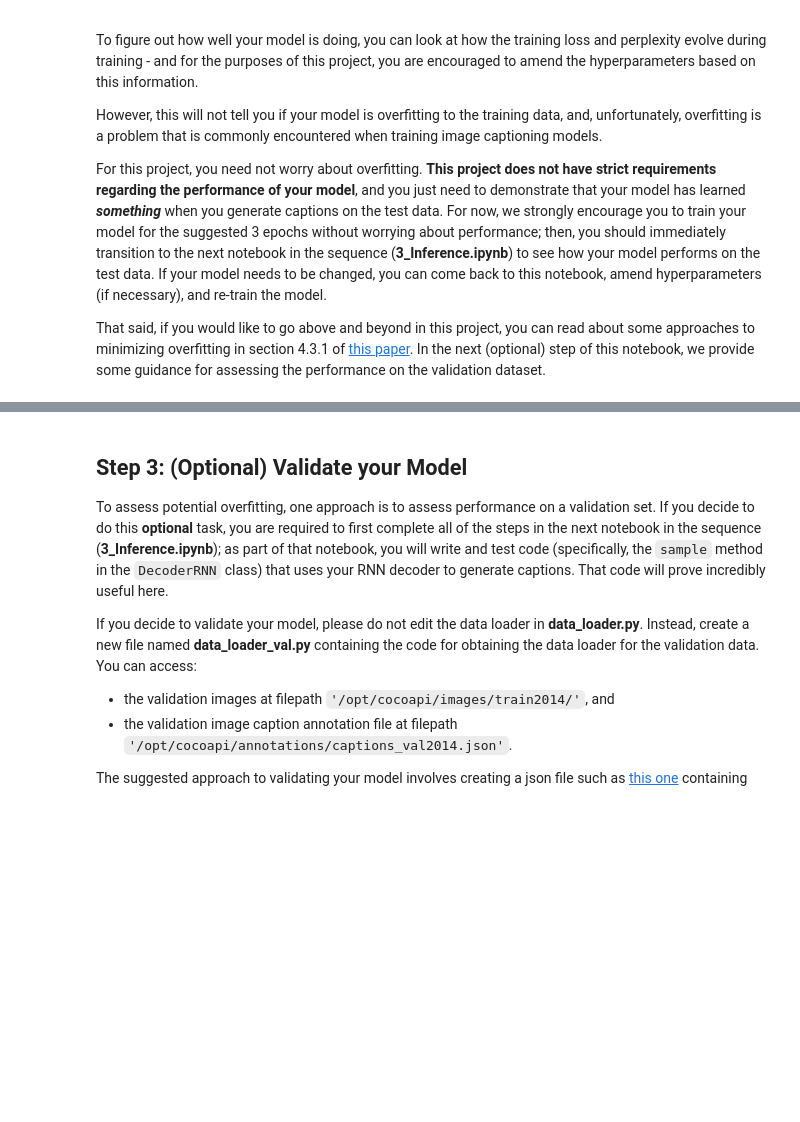
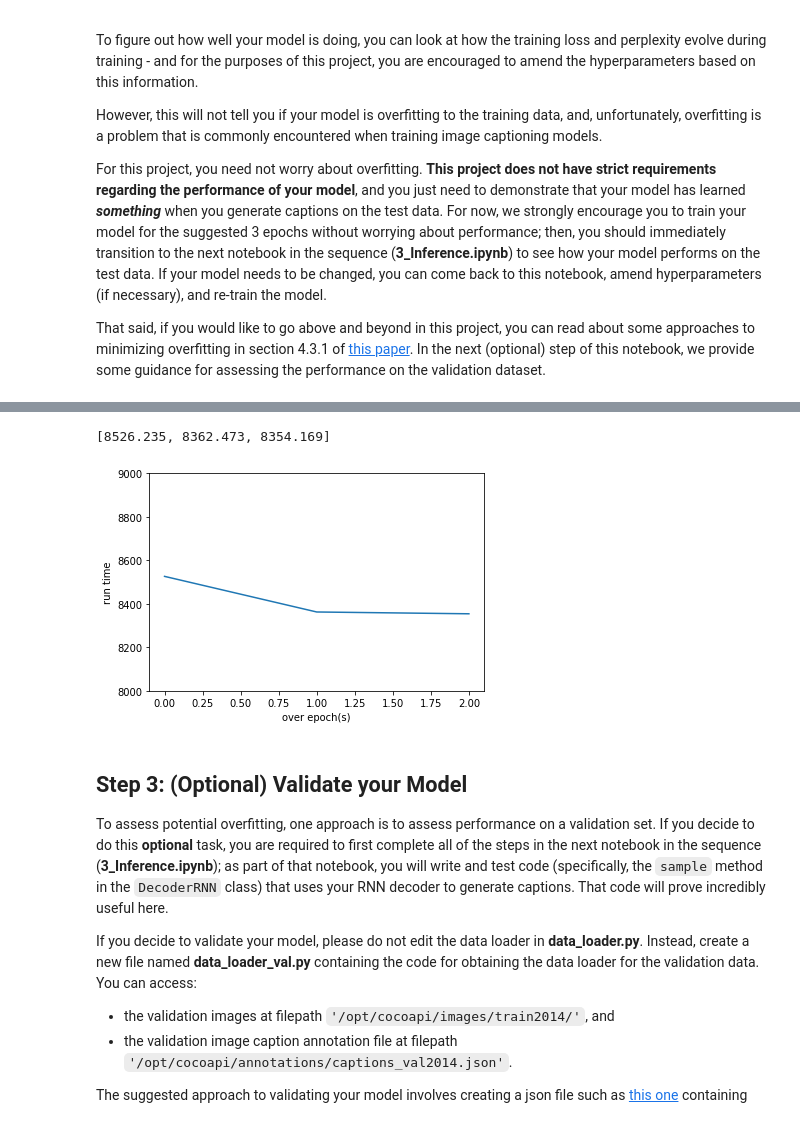
Before and after one commit to echatzidaki/Image_Captioning, a Jupyter notebook: 2_Training.ipynb, the cells around one changed output, grey strips where cells are left out. Cells and saved outputs as stored; diff of their text form; code cells hidden in the pictures; blank space fills up the shorter version.

```diff
--- a/2_Training.ipynb
+++ b/2_Training.ipynb
@@ -404,3 +291,18 @@ plt.show()
+# %%
+ymin_time = min([min(i) for i in time_epochs])
+ymin_loss = ymin_time -0.05*ymin_time
+ymax_time = max([max(i) for i in time_epochs])
+ymin_loss = ymax_time -0.05*ymax_time
+
+print(time_epochs)
+plt.plot(time_epochs)
+plt.xlabel('over epoch(s)')
+plt.ylabel('run time')
+plt.ylim(ymin_time, ymax_time)
+plt.show()
+# %% [output]
+[8526.235, 8362.473, 8354.169]
+[figure, added]
 # %% [markdown]
 <a id='step3'></a>
 ## Step 3: (Optional) Validate your Model
```
Also changed, not shown: parts of 10 cells of this notebook.
